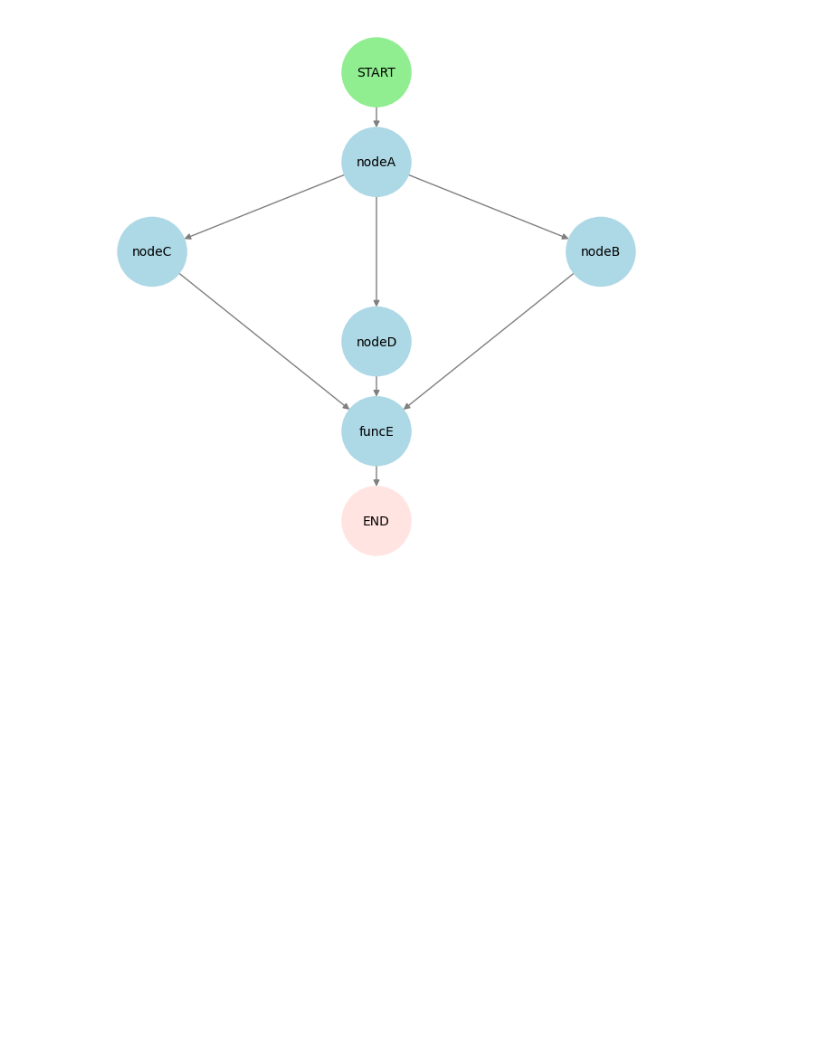
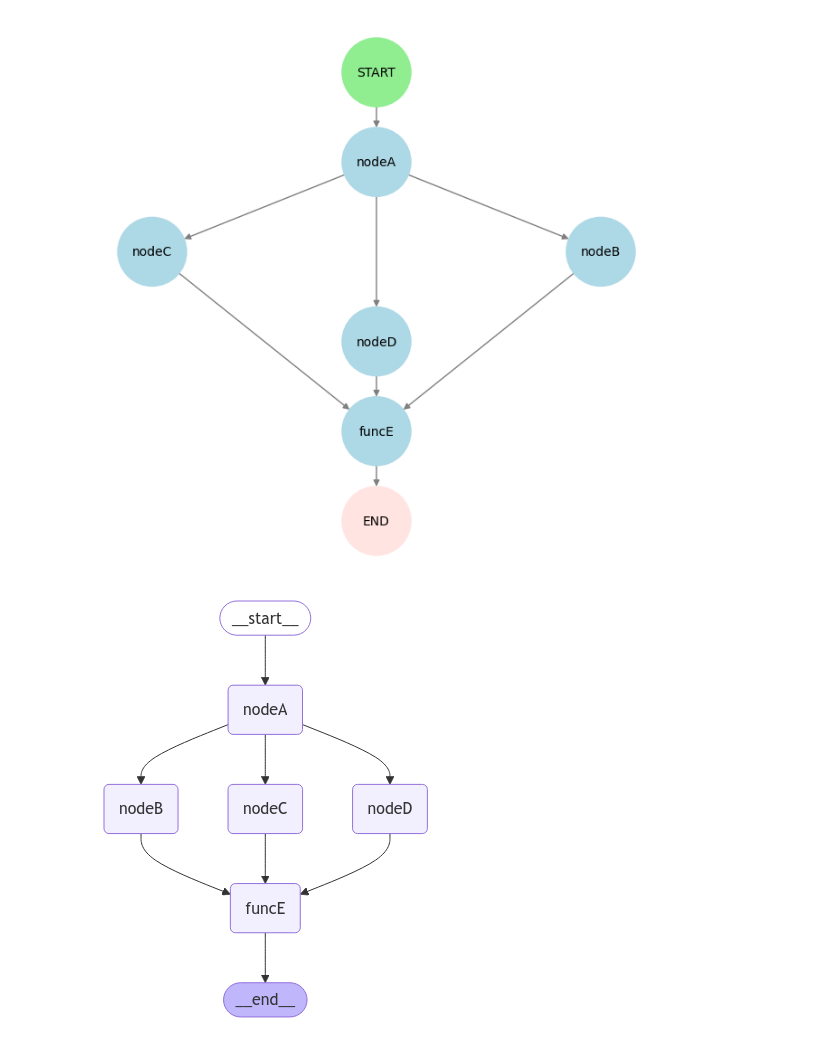
Before and after one commit to glyfish/agentic, a Jupyter notebook: LangGraph AI Agents/exp_1_message_graph.ipynb, the cells around one changed output. Saved outputs shown, nothing was run; the diff lists cells and outputs as text; code cells hidden in the pictures; blank space fills up the shorter version.

```diff
--- a/LangGraph AI Agents/exp_1_message_graph.ipynb
+++ b/LangGraph AI Agents/exp_1_message_graph.ipynb
@@ -145,7 +147,7 @@ def funcE(input):
     return input
 
 # Build the graph
-graph = (
+workflow = (
     MessageGraph()
     .add_node("nodeA", funcA)
     .add_node("nodeB", funcB)
@@ -162,7 +164,7 @@ graph = (
     .add_edge("funcE", END)
 )
 
-runnable = graph.compile()
+graph = workflow.compile()
 
 pos = {
     "START": (0, 2),
@@ -208,3 +210,7 @@ plt.show()
 # %% [output]
 <Figure size 800x600 with 0 Axes>
 [figure]
+# %%
+display(Image(graph.get_graph(xray=True).draw_mermaid_png()))
+# %% [output]
+[figure, added]
```
Also changed, not shown: parts of 4 cells of this notebook, 4 other files.
